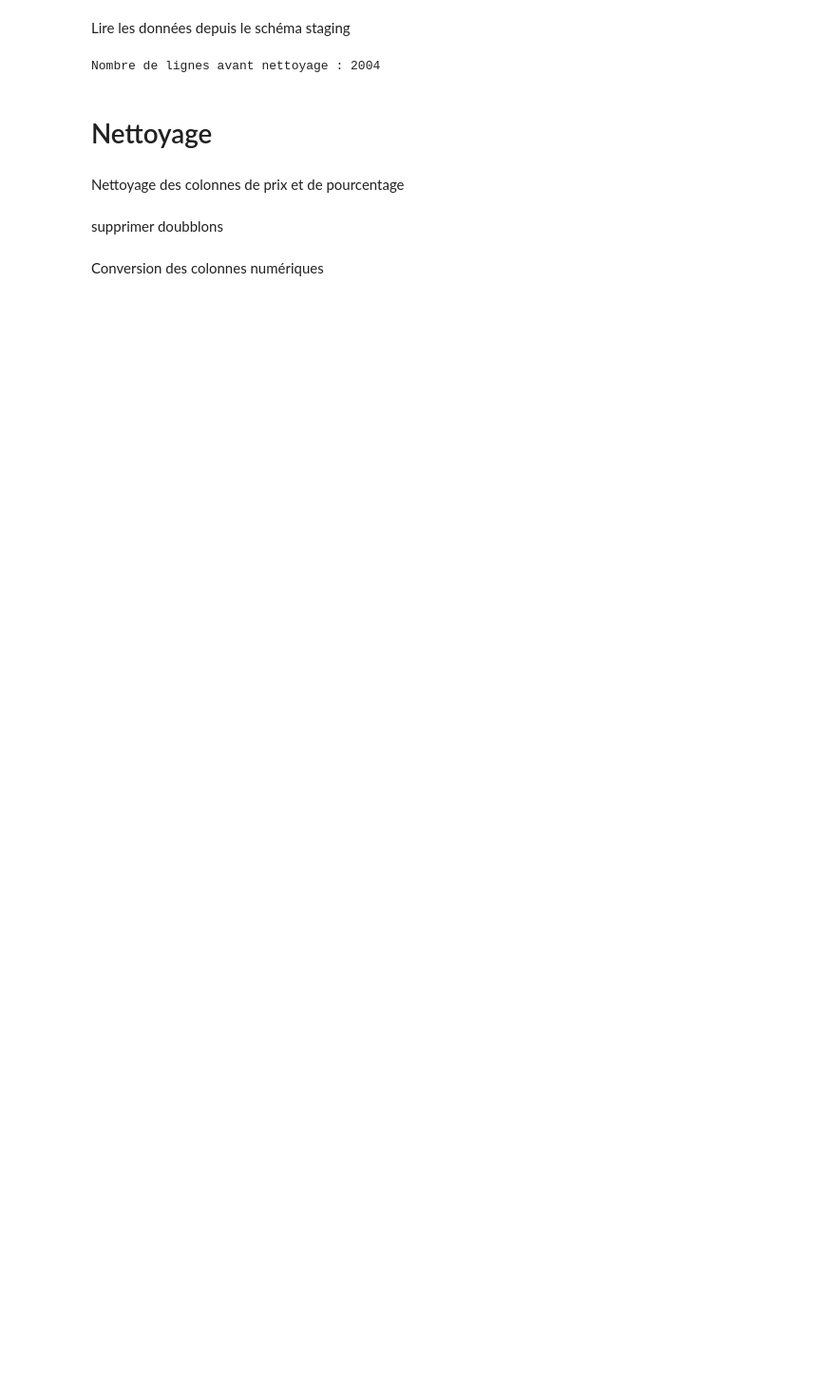
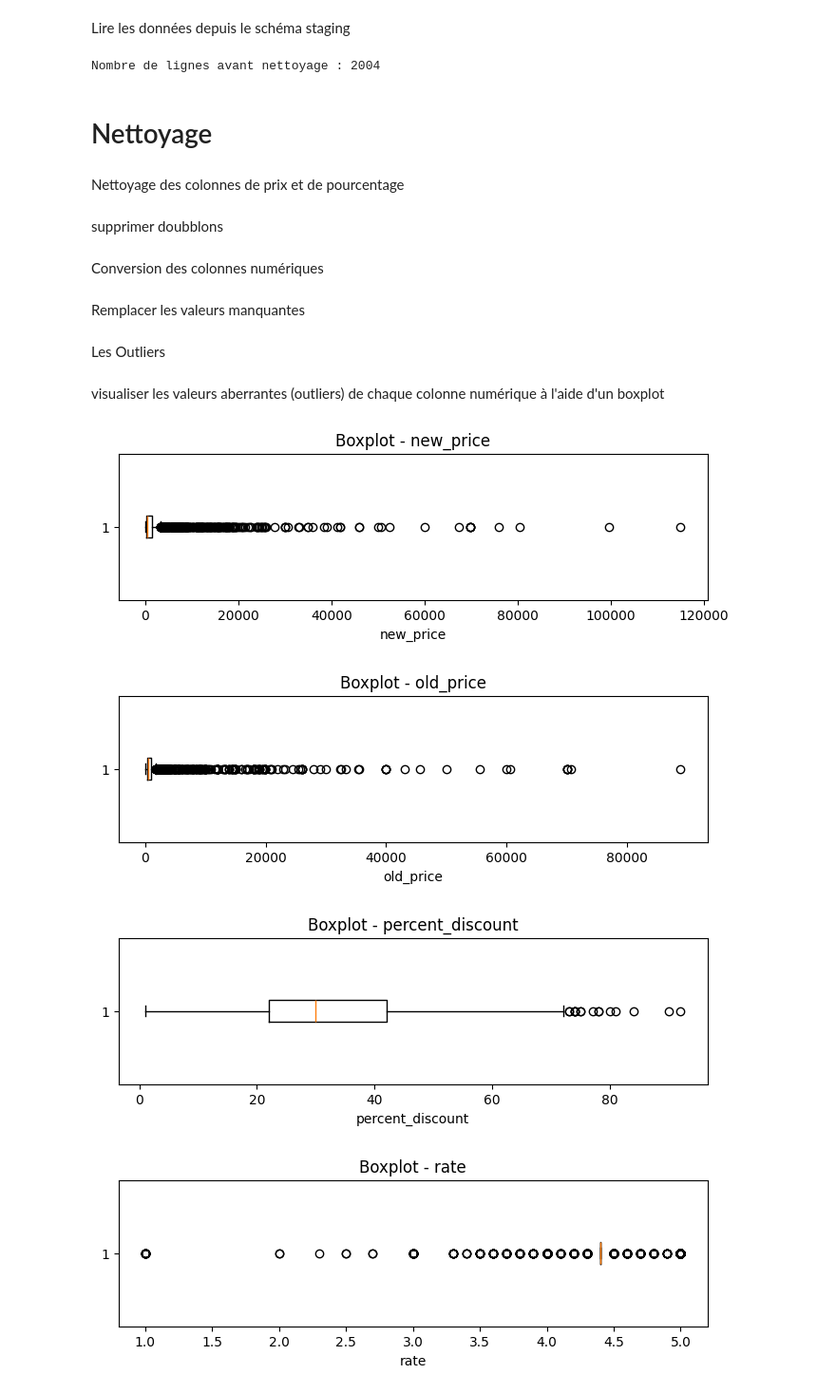
Before and after one commit to fatimaezzahraderrag8-lang/Analyse-des-Produits-et-des-Promotions-Jumia-, a Jupyter notebook: notebookss/02_cleaning.ipynb, the cells around one changed output. Shown at 95% size. Drawn from its saved outputs; the diff is of its cells as text; code cells hidden in the pictures; blank space fills up the shorter version.

```diff
--- a/notebookss/02_cleaning.ipynb
+++ b/notebookss/02_cleaning.ipynb
@@ -80,3 +81,40 @@ numeric_columns = [
 
 for col in numeric_columns:
     df[col] = pd.to_numeric(df[col], errors="coerce")
+# %% [markdown]
+Remplacer les valeurs manquantes
+# %%
+df=df.fillna({
+    "new_price":df["new_price"].median(),
+    "old_price":df["old_price"].median(),
+    "rate":df["rate"].median(),
+    "verified_ratings":df["verified_ratings"].median(),
+    "percent_discount":df["percent_discount"].median(),
+    "saler_score":df["saler_score"].median(),
+    "Followers":df["Followers"].median()
+})
+df=df.fillna({
+    "name":df["name"].mode()[0],
+    "Order Fulfillment_Rate":df["Order Fulfillment_Rate"].mode()[0],
+    "Quality Score":df["Quality Score"].mode()[0],
+    "Customer Rating":df["Customer Rating"].mode()[0],
+})
+# %% [markdown]
+Les Outliers
+# %% [markdown]
+visualiser les valeurs aberrantes (outliers) de chaque colonne numérique à l'aide d'un boxplot
+# %%
+for col in numeric_columns:
+
+    plt.figure(figsize=(8,2))
+    plt.boxplot(df[col].dropna(), vert=False)
+
+    plt.title(f"Boxplot - {col}")
+    plt.xlabel(col)
+
+    plt.show()
+# %% [output]
+[figure, added]
+[figure, added]
+[figure, added]
+[figure, added]
```
Also changed, not shown: parts of 8 cells of this notebook, 4 other files.
